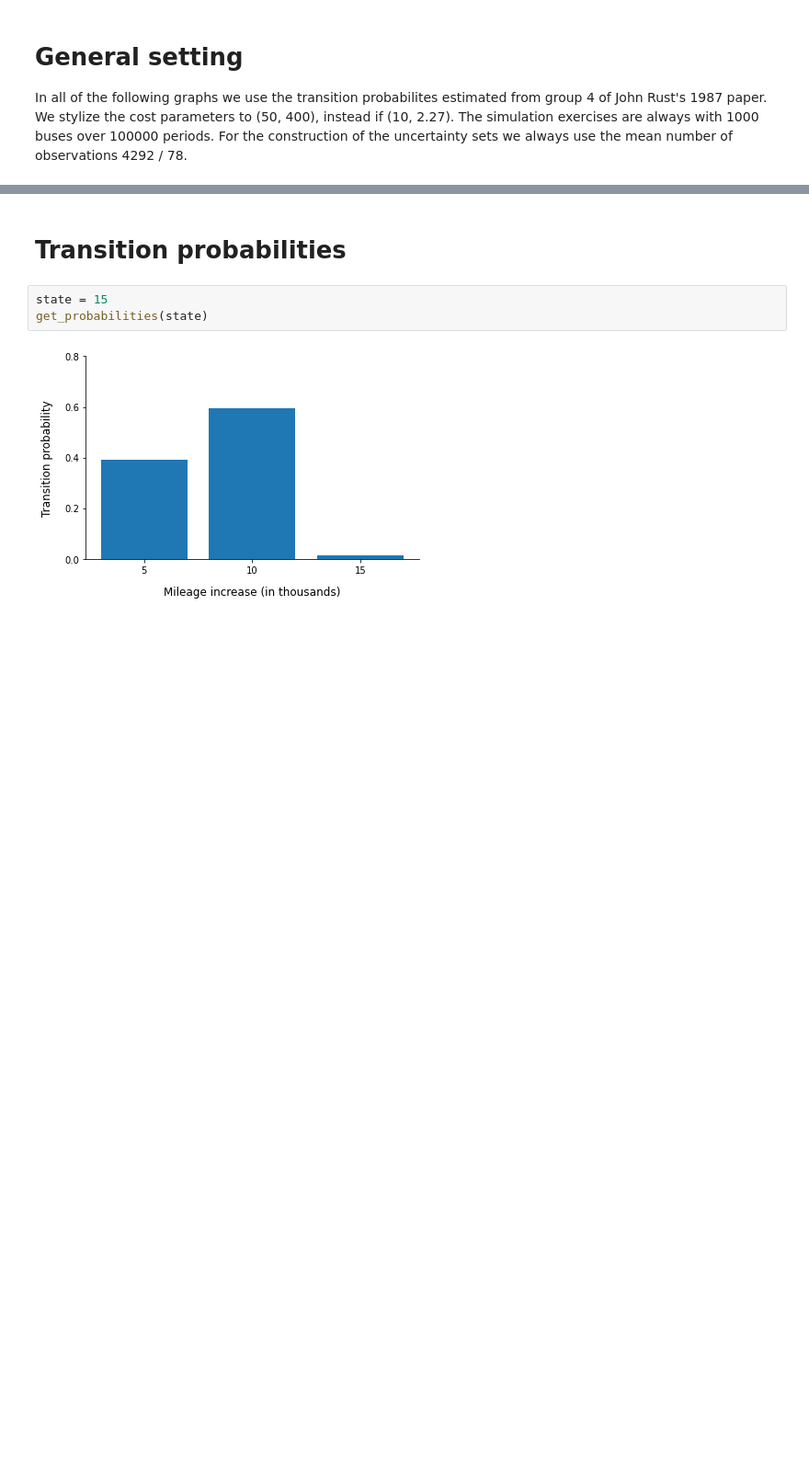
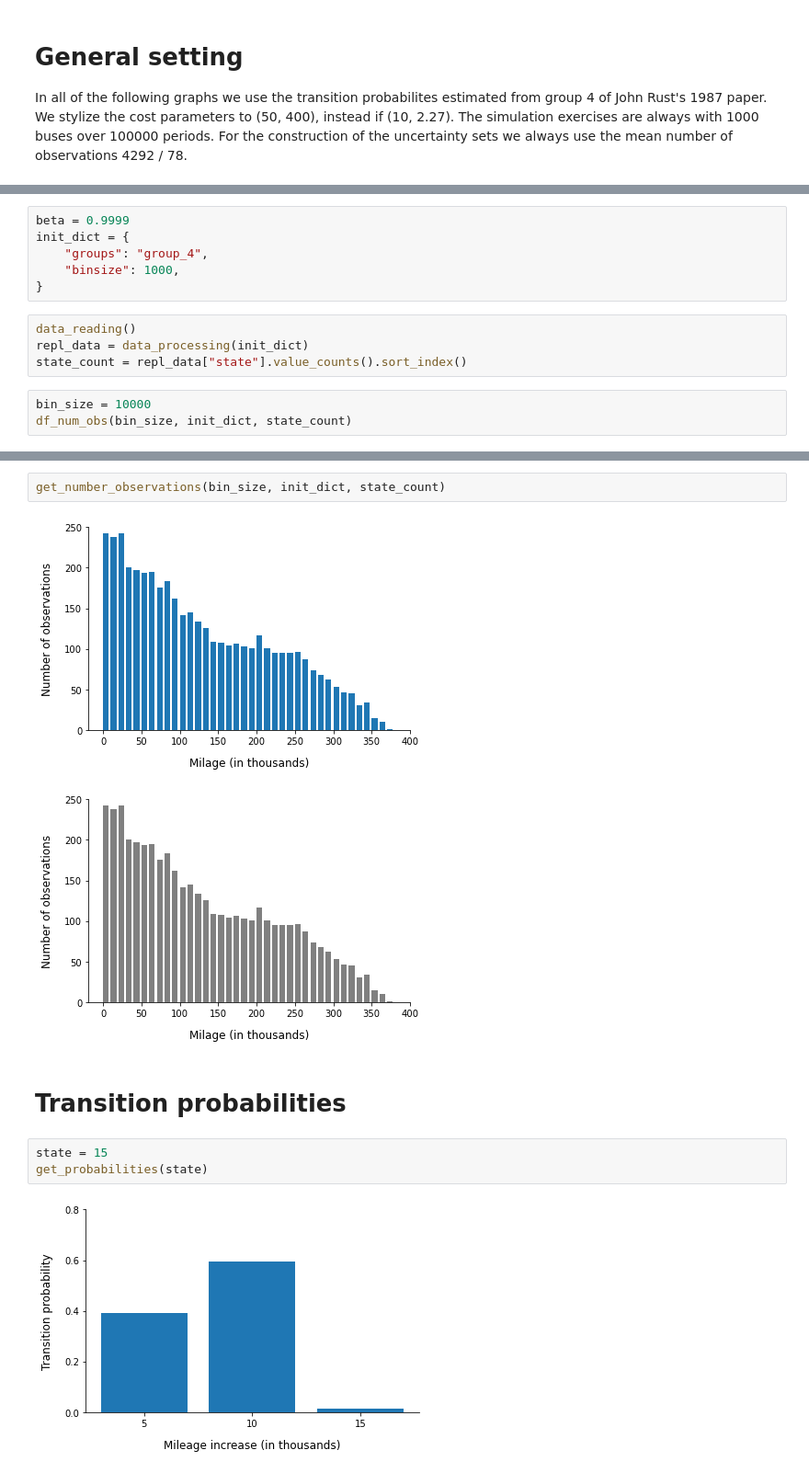
Before and after one commit to robustzurcher/analysis, a Jupyter notebook: notebooks/03_1_ex_post.ipynb, the cells around one changed output, grey strips where cells are left out. Shown at 92% size. Drawn from its saved outputs; the diff is of its cells as text; blank space fills up the shorter version.

```diff
--- a/notebooks/03_application.ipynb
+++ b/notebooks/03_1_ex_post.ipynb
@@ -4,0 +11,13 @@ In all of the following graphs we use the transition probabilites estimated from
+# %%
+beta = 0.9999
+init_dict = {
+    "groups": "group_4",
+    "binsize": 1000,
+}
+# %%
+data_reading()
+repl_data = data_processing(init_dict)
+state_count = repl_data["state"].value_counts().sort_index()
+# %%
+bin_size = 10000
+df_num_obs(bin_size, init_dict, state_count)
@@ -5,3 +42,8 @@ In all of the following graphs we use the transition probabilites estimated from
+# %%
+get_number_observations(bin_size, init_dict, state_count)
+# %% [output]
+[figure, added]
+[figure, added]
 # %% [markdown]
 # Transition probabilities
 # %%
```
Also changed, not shown: parts of 5 cells of this notebook, 17 other files.
